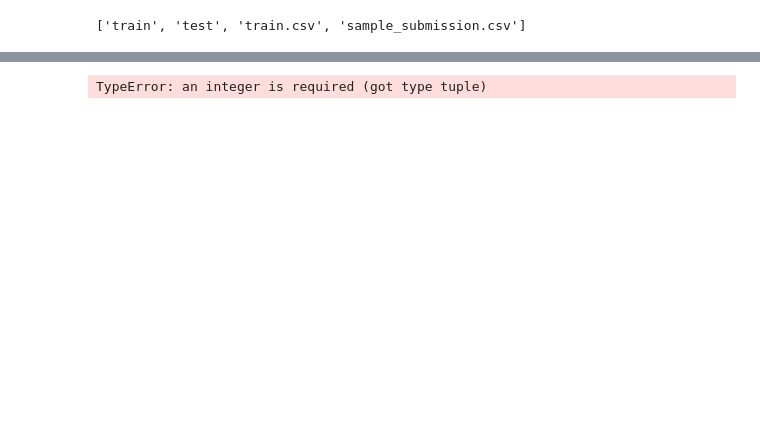
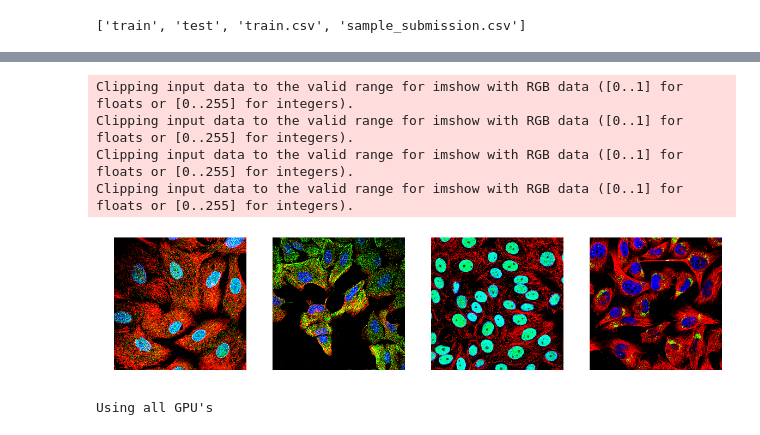
Before and after one commit to RenatoBMLR/Kraggle, a Jupyter notebook: human_protein_classification/human_protein_classification.ipynb, the cells around one changed output, grey strips where cells are left out. Cells and saved outputs as stored; diff of their text form; code cells hidden in the pictures; blank space fills up the shorter version.

Commit message:
improved image handler and data transf

```diff
--- a/human_protein_classification/human_protein_classification.ipynb
+++ b/human_protein_classification/human_protein_classification.ipynb
@@ -64,0 +61,3 @@ name_label_dict = {
+# %%
+X = df['green_path'].values
+y = df['target_list'].values
@@ -139,8 +130,8 @@ data_transforms = {
         transforms.RandomVerticalFlip(),
         AdjustGamma(),
         AdjustContrast(),
-        #AdjustBrightness(),
-        ToTensor(),
+        ##AdjustBrightness(),
+        transforms.ToTensor(),
         transforms.Normalize(imagenet_mean, imagenet_std),
     ]),
     'valid': transforms.Compose([
@@ -149,15 +140,15 @@ data_transforms = {
         transforms.RandomVerticalFlip(),
         AdjustGamma(),
         AdjustContrast(),
-        ToTensor(),
+        transforms.ToTensor(),
         transforms.Normalize(imagenet_mean, imagenet_std),
     ]),
 }
 # %%
 dsets = {
-    'train': CellsDataset('../input/train', '../input/train.csv', transforms=data_transforms['train']),
-    'valid': CellsDataset('../input/train', '../input/train.csv', transforms=data_transforms['valid']),
-    'test':  CellsDataset('../input/test', None, isTest=True, transforms=data_transforms['valid']),
+    'train': CellsDataset(X, y, transforms=data_transforms['train']),
+    'valid': CellsDataset(X, y, transforms=data_transforms['valid']),
+#    'test':  CellsDataset('../input/test', None,  transforms=data_transforms['valid']),
 }
 # %%
 batch_size = 32
@@ -201,5 +192,5 @@ dict_keys(['train', 'valid', 'test'])
 # %%
-def plot_volcanos(dset_loaders, is_train = True, preds_test = [], preds_train = []):
+def plot_organelles(dset_loaders, is_train = True, preds_test = [], preds_train = []):
 
     X, y = next(iter(dset_loaders))
     X, y = X.numpy(), y.numpy()
@@ -209,11 +200,8 @@ def plot_volcanos(dset_loaders, is_train = True, preds_test = [], preds_train =
         plt.subplot(1,4,i+1)
 
         rand_img = random.randrange(0, X.shape[0])
-        #img = X[rand_img,:,:,:]
         img = denormalize(X[rand_img,:,:,:])
-
-        plt.imshow(img[0,:,:])
-        #plt.title('Volcano: {}'.format(y[rand_img]))
+        plt.imshow(img)
         plt.axis('off')
 # %%
 image, label = next(iter(dset_loaders['train']))
@@ -223,4 +211,8 @@ TypeError: an integer is required (got type tuple)
 # %%
-plot_volcanos(dset_loaders['train'])
+plot_organelles(dset_loaders['train'])
 # %% [output]
-TypeError: an integer is required (got type tuple)
+Clipping input data to the valid range for imshow with RGB data ([0..1] for floats or [0..255] for integers).
+Clipping input data to the valid range for imshow with RGB data ([0..1] for floats or [0..255] for integers).
+Clipping input data to the valid range for imshow with RGB data ([0..1] for floats or [0..255] for integers).
+Clipping input data to the valid range for imshow with RGB data ([0..1] for floats or [0..255] for integers).
+[figure, added]
@@ -226,0 +240,9 @@ TypeError: an integer is required (got type tuple)
+# %%
+if use_gpu:
+    print("Using all GPU's ")
+    #model = torch.nn.DataParallel(model) #device_ids=[1,3]
+    model.cuda()
+else:
+    print("Using CPU's")
+# %% [output]
+Using all GPU's
```
Also changed, not shown: parts of 22 cells of this notebook.
